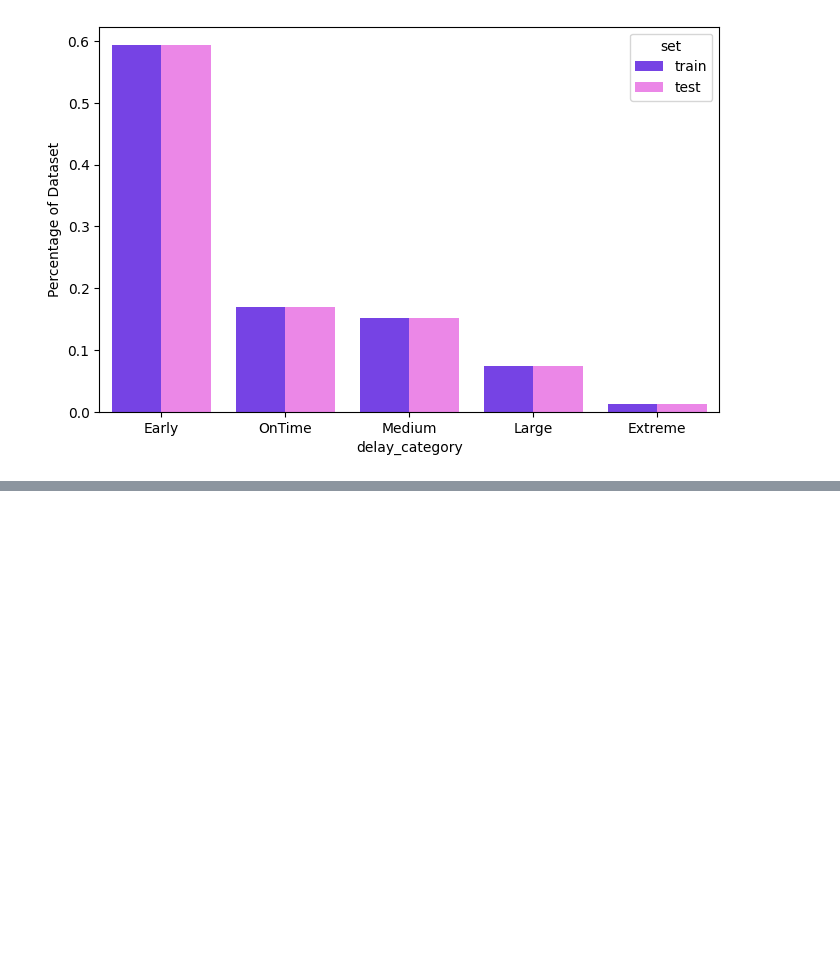
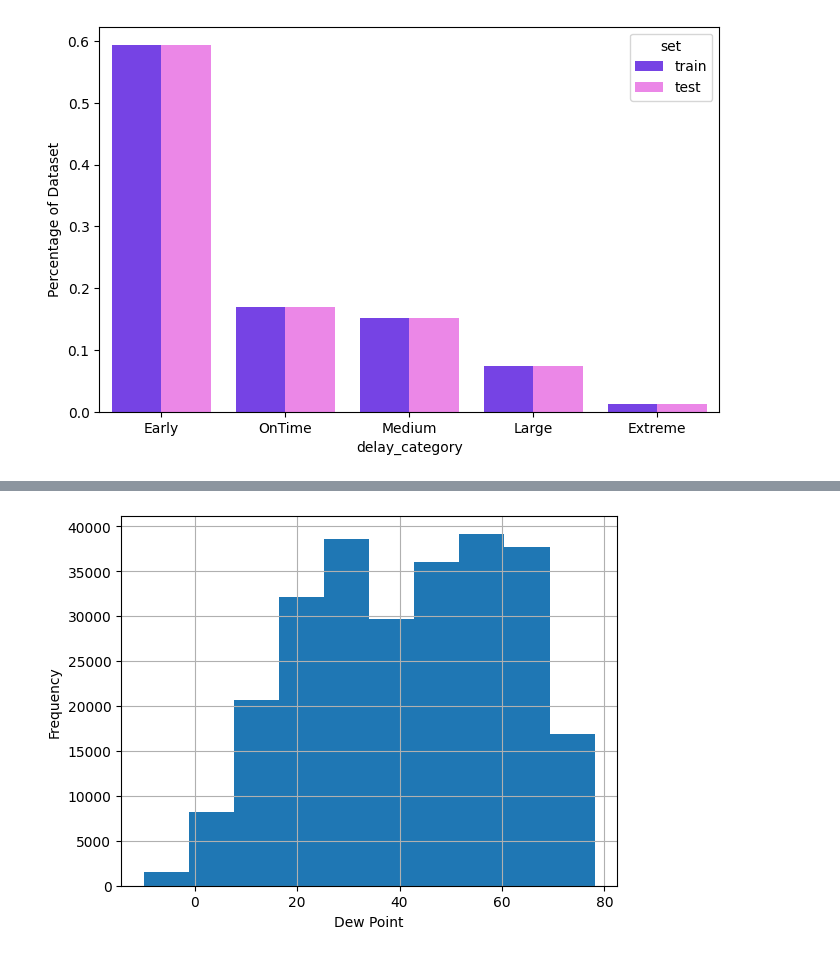
Before and after one commit to lucyg04/nycflights13, a Jupyter notebook: Practical 1/practical1_py.ipynb, the cells around one changed output, grey strips where cells are left out. Cells and saved outputs as stored; diff of their text form; code cells hidden in the pictures; blank space fills up the shorter version.

```diff
--- a/Practical 1/practical1_py.ipynb
+++ b/Practical 1/practical1_py.ipynb
@@ -1009,0 +610,10 @@ prepared_data = full_pipeline.fit_transform(cleaned_data)
+# %%
+flights_train['dewp'].hist()
+
+plt.ylabel('Frequency')
+plt.xlabel('Dew Point')
+plt.show()
+# The distribution is roughly normal so we could use a median imputation
+# strategy for missing values here
+# %% [output]
+[figure, added]
```
Also changed, not shown: parts of 82 cells of this notebook, 1 other file.
